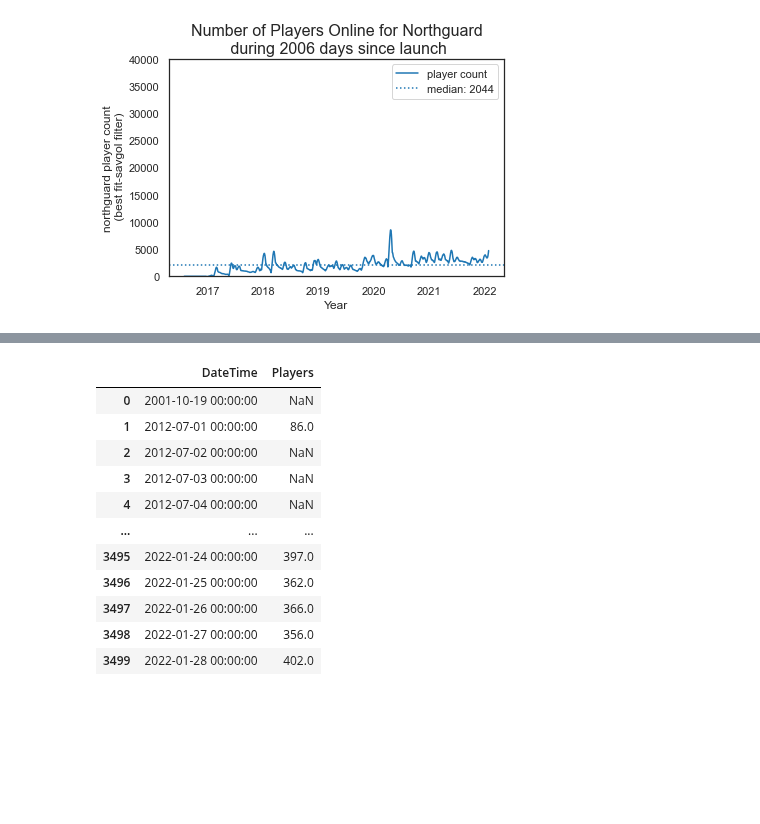
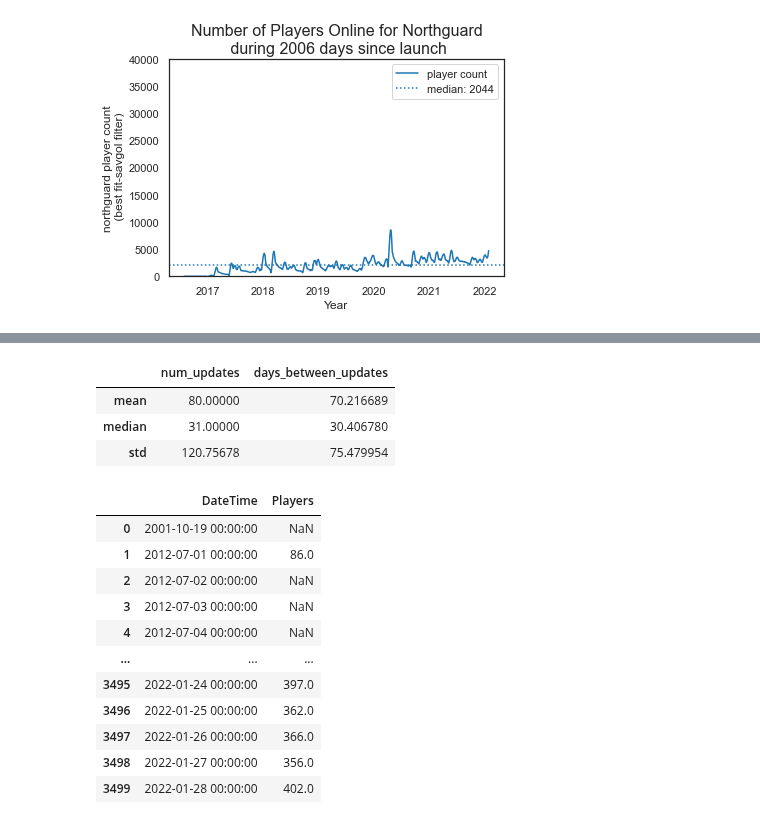
Before and after one commit to rishigoutam/aoe2, a Jupyter notebook: rts_player_counts.ipynb, the cells around one changed output, grey strips where cells are left out. Drawn from its saved outputs; the diff is of its cells as text; code cells hidden in the pictures; blank space fills up the shorter version.

Commit message:
Add frequency of updates to games

```diff
--- a/rts_player_counts.ipynb
+++ b/rts_player_counts.ipynb
@@ -51,11 +51,18 @@ northguard
+# %%
+# get update stats
+patch_counts = pd.read_csv('data/patch_counts.csv')
+patch_counts['days_since_launch'] = np.zeros(len(patch_counts))-1
 # %%
-
 # Plot all games' player counts
+# side effect! update days between updates TODO fix
 for game, df in dfs.items():
     days = pd.to_datetime(df['DateTime'])
     min_ = datetime.strptime(df.DateTime.min(), "%Y-%m-%d %H:%M:%S")
     max_ = datetime.strptime(df.DateTime.max(), "%Y-%m-%d %H:%M:%S")
     delta = (max_ - min_).days
+
+    patch_counts.loc[patch_counts['name'] == game,'days_since_launch'] = delta
+
     median_players = int(round(df.Players.median(),0))
     num_players_filtered = df[['Players']].apply(savgol_filter, window_length=31, polyorder=3)
 
@@ -102,3 +93,14 @@ for game, df in dfs.items():
+# %%
+patch_counts # now updated with days_since_launch
+patch_counts['days_between_updates'] = patch_counts.days_since_launch/patch_counts.num_updates
+# patch_counts.sort_values(by='days_between_updates')
+
+patch_counts[['name', 'num_updates', 'days_between_updates']].agg(['mean', 'median', 'std'])
+# %% [output]
+|  | num_updates | days_between_updates |
+| mean | 80.00000 | 70.216689 |
+| median | 31.00000 | 30.406780 |
+| std | 120.75678 | 75.479954 |
 # %%
 # dfs['stronghold']
 # %% [output]
```
Also changed, not shown: parts of 3 cells of this notebook.
